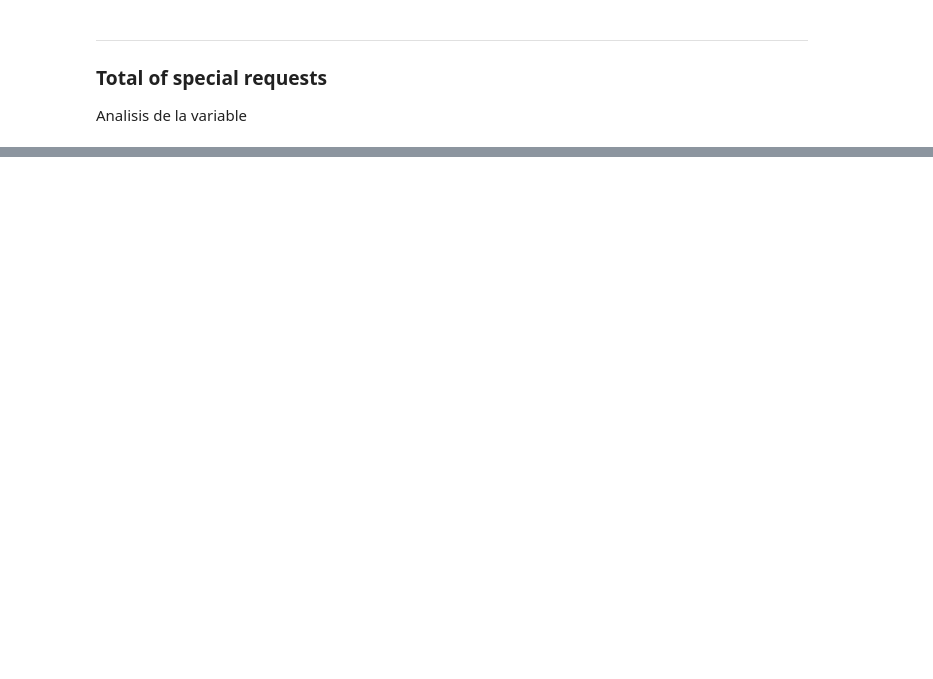
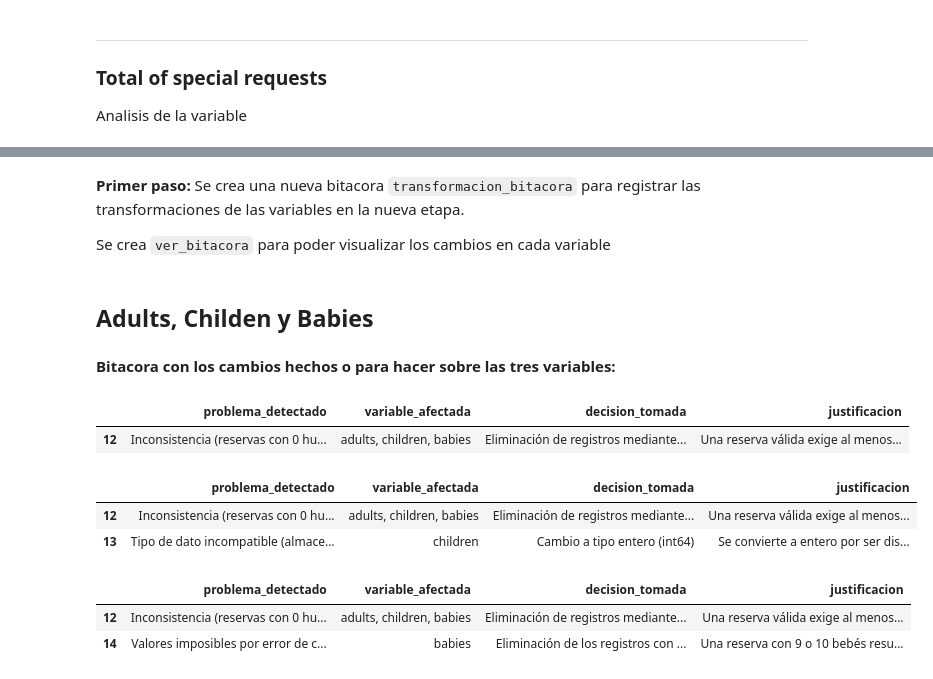
Before and after one commit to MatiasManuelCarro/UTN-TUPAD-Analisis_Datos_TPI, a Jupyter notebook: 5_TPI - Semana 5 - Entrega 2/Matias Carro y Hugo Catalan - Analisis de Datos - TPI - Semana 5 - Entrega 2 .ipynb, the cells around one changed output, grey strips where cells are left out. Cells and saved outputs as stored; diff of their text form; code cells hidden in the pictures; blank space fills up the shorter version.

Commit message:
incio transformacion semana 5

```diff
--- a/5_TPI - Semana 5 - Entrega 2/Matias Carro y Hugo Catalan - Analisis de Datos - TPI - Semana 5 - Entrega 2 .ipynb
+++ b/5_TPI - Semana 5 - Entrega 2/Matias Carro y Hugo Catalan - Analisis de Datos - TPI - Semana 5 - Entrega 2 .ipynb
@@ -3204,0 +3243,5 @@ Bitacora final:
+# %% [markdown]
+**Primer paso:**
+Se crea una nueva bitacora `transformacion_bitacora` para registrar las transformaciones de las variables en la nueva etapa.
+
+Se crea `ver_bitacora` para poder visualizar los cambios en cada variable
@@ -3204,0 +3258,45 @@ Bitacora final:
+# %%
+def ver_bitacora_limpieza(variable=None):
+
+    #Si no se pasa una variable, muestra toda la bitácora.
+
+    df_bit = pd.DataFrame(registros_bitacora)
+    if variable:
+        filtro = df_bit['variable_afectada'].str.contains(variable, case=False, na=False)
+        resultado = df_bit[filtro]
+    else:
+        resultado = df_bit
+
+    with pd.option_context('display.max_colwidth', None):
+        display(resultado)
+
+def ver_bitacora_transformacion(variable=None):
+
+    #Si no se pasa una variable, muestra toda la bitácora.
+
+    df_bit = pd.DataFrame(transformacion_bitacora)
+    if variable:
+        filtro = df_bit['variable_afectada'].str.contains(variable, case=False, na=False)
+        resultado = df_bit[filtro]
+    else:
+        resultado = df_bit
+
+    with pd.option_context('display.max_colwidth', None):
+        display(resultado)
+# %% [markdown]
+## Adults, Childen y Babies
+# %% [markdown]
+**Bitacora con los cambios hechos o para hacer sobre las tres variables:**
+# %%
+ver_bitacora_limpieza("adults")
+ver_bitacora_limpieza("children")
+ver_bitacora_limpieza("babies")
+# %% [output]
+|  | problema_detectado | variable_afectada | decision_tomada | justificacion |
+| 12 | Inconsistencia (reservas con 0 hu... | adults, children, babies | Eliminación de registros mediante... | Una reserva válida exige al menos... |
+|  | problema_detectado | variable_afectada | decision_tomada | justificacion |
+| 12 | Inconsistencia (reservas con 0 hu... | adults, children, babies | Eliminación de registros mediante... | Una reserva válida exige al menos... |
+| 13 | Tipo de dato incompatible (almace... | children | Cambio a tipo entero (int64) | Se convierte a entero por ser dis... |
+|  | problema_detectado | variable_afectada | decision_tomada | justificacion |
+| 12 | Inconsistencia (reservas con 0 hu... | adults, children, babies | Eliminación de registros mediante... | Una reserva válida exige al menos... |
+| 14 | Valores imposibles por error de c... | babies | Eliminación de los registros con ... | Una reserva con 9 o 10 bebés resu... |
```
Also changed, not shown: parts of 28 cells of this notebook.
